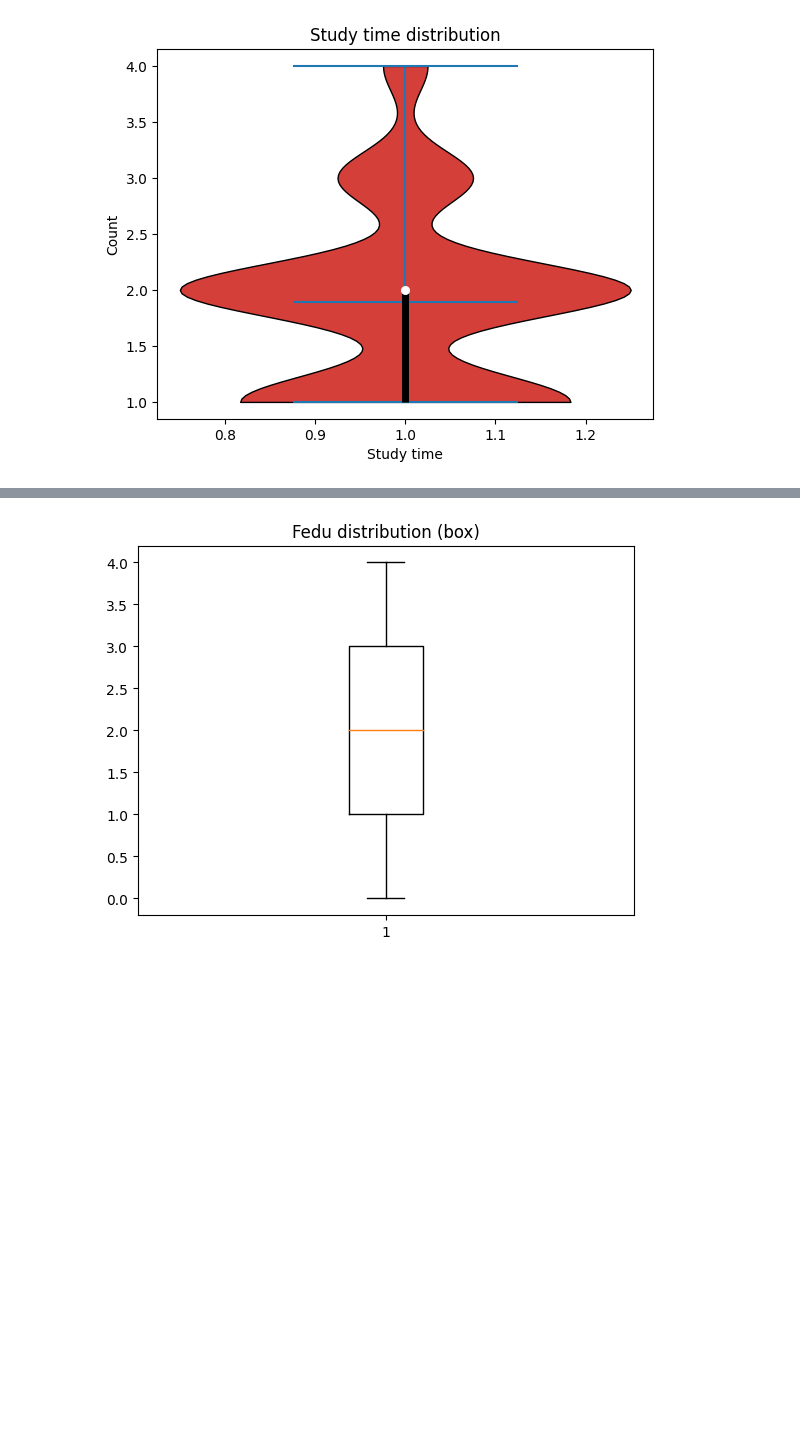
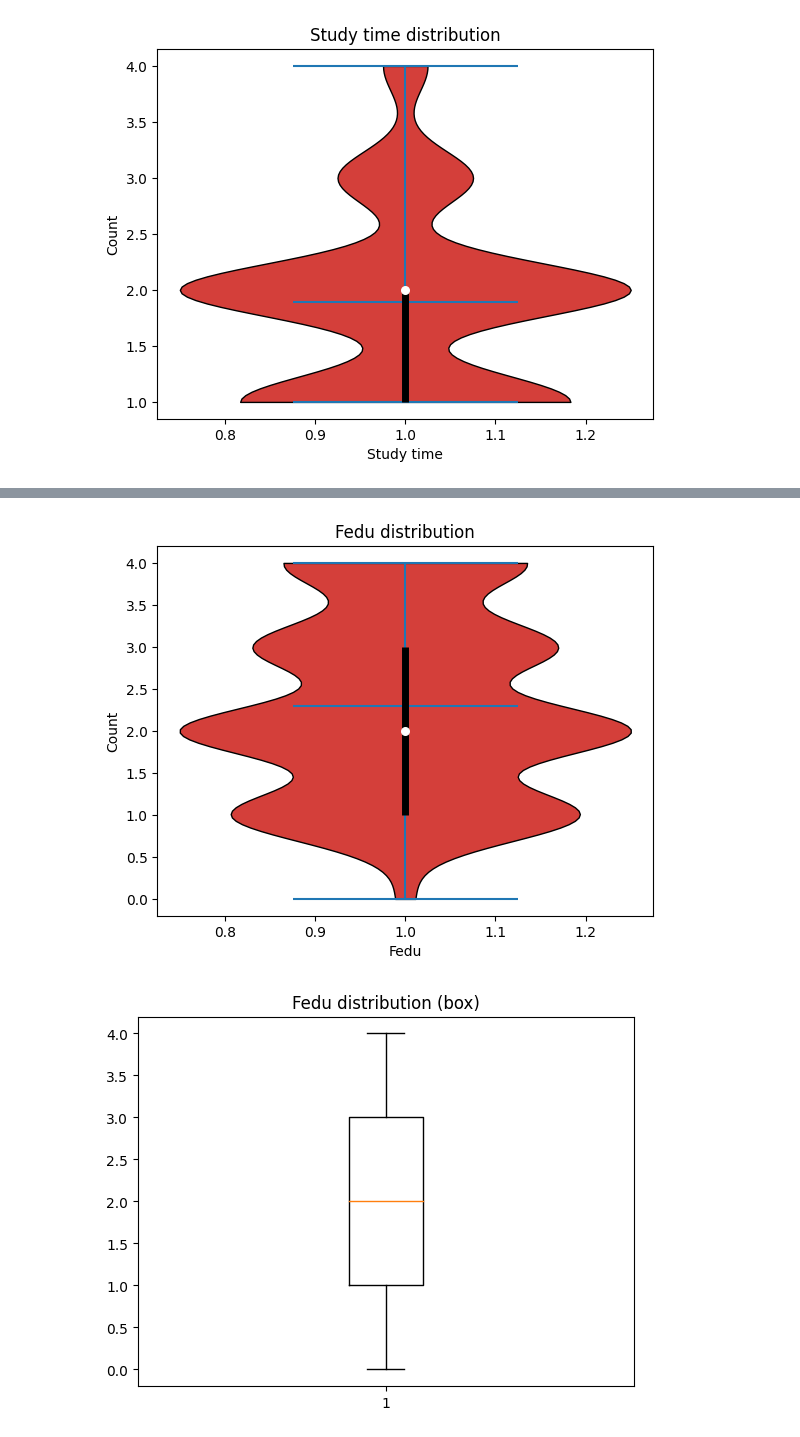
Before and after one commit to OfLoopa/ml_mipt_dafe, a Jupyter notebook: homeworks/hw_1/hw_1_EDA_preproc.ipynb, the cells around one changed output, grey strips where cells are left out. Drawn from its saved outputs; the diff is of its cells as text; code cells hidden in the pictures; blank space fills up the shorter version.

```diff
--- a/homeworks/hw_1/hw_1_EDA_preproc.ipynb
+++ b/homeworks/hw_1/hw_1_EDA_preproc.ipynb
@@ -293,3 +299,23 @@ plt.show()
+# %%
+# Fedu time distribution (numeric)
+viplot = plt.violinplot(
+    X_train["Fedu"],
+    showmeans=True,
+    showmedians=False,
+    showextrema=True
+)
+viplot["bodies"][0].set_facecolor('#D43F3A')
+viplot["bodies"][0].set_edgecolor('black')
+viplot["bodies"][0].set_alpha(1)
+quartile1, median, quartile3 = np.percentile(X_train["Fedu"], [25, 50, 75])
+plt.scatter(1.0, median, marker='o', color='white', s=30, zorder=3)
+plt.vlines(1.0, quartile1, quartile3, color='k', linestyle='-', lw=5)
+plt.xlabel('Fedu')
+plt.ylabel('Count')
+plt.title('Fedu distribution')
+plt.show()
+# %% [output]
+[figure, added]
 # %%
 # Fedu time distribution (as numeric)
 plt.boxplot(X_train["Fedu"])
```
Also changed, not shown: parts of 8 cells of this notebook, 2 other files.
